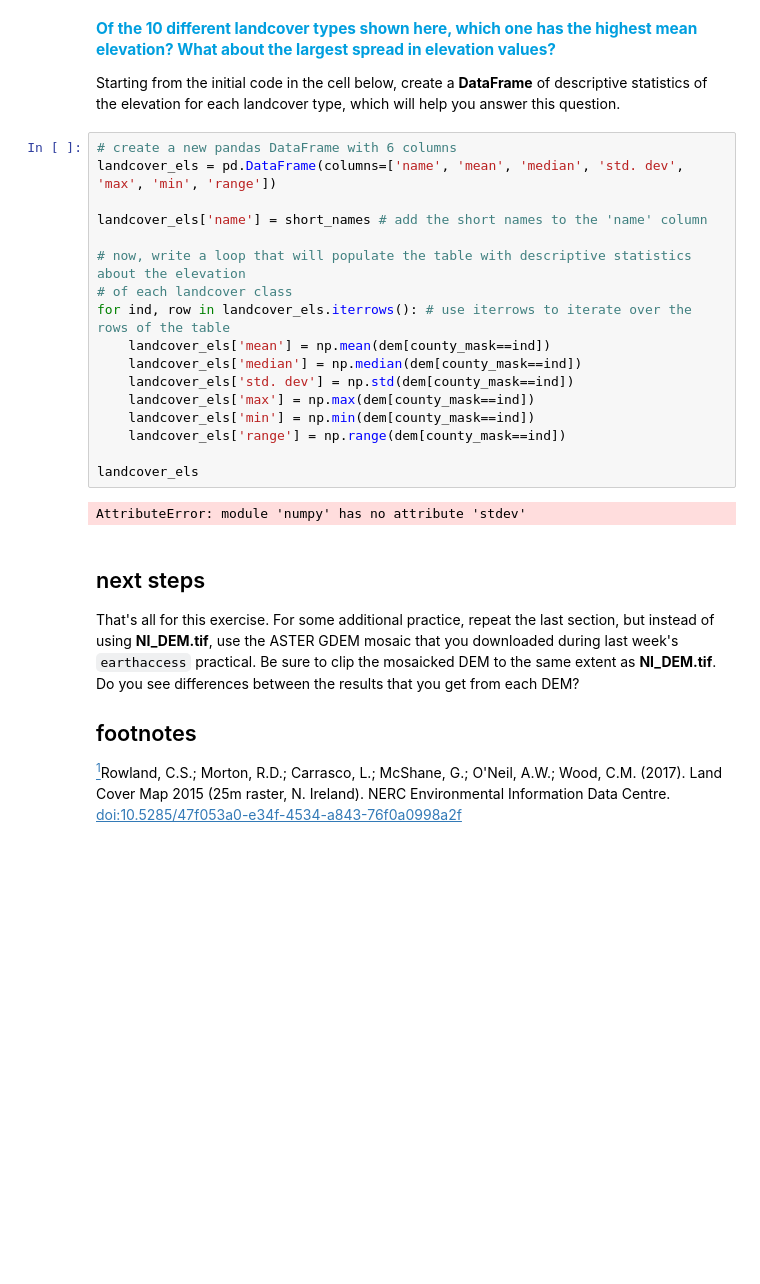
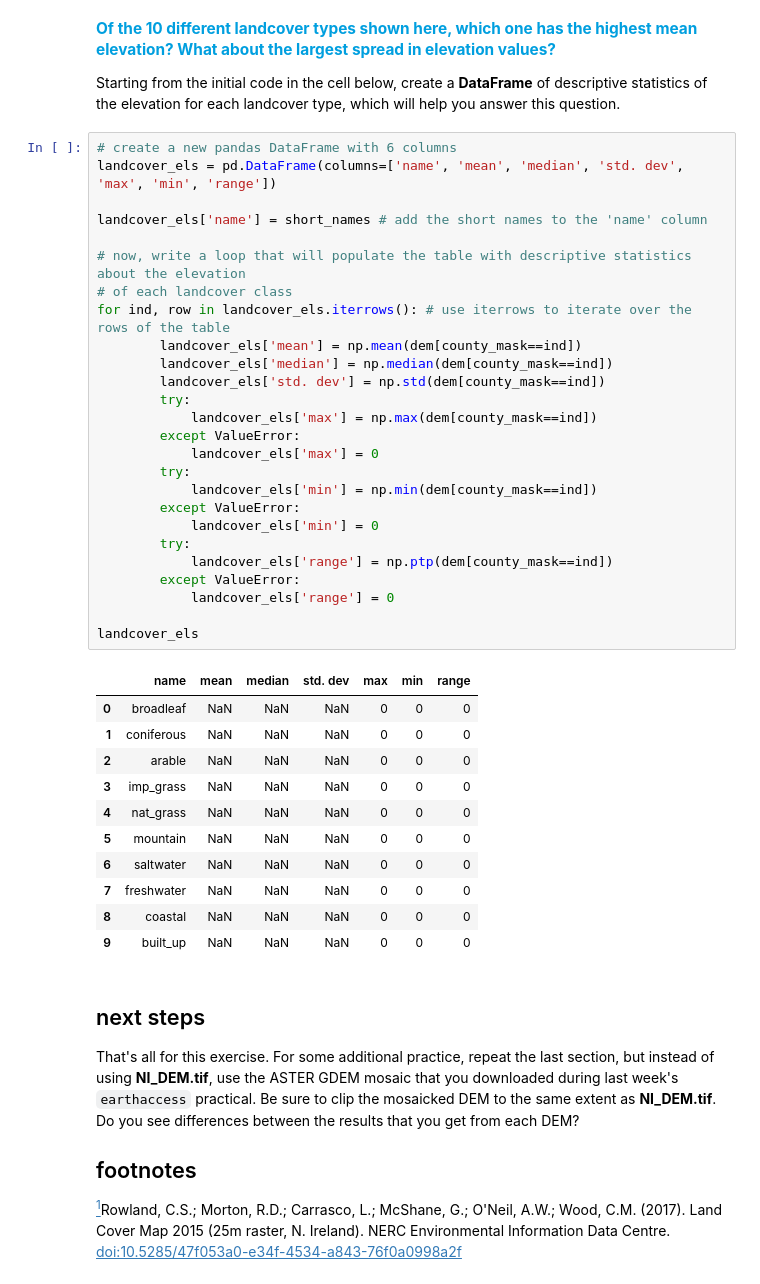
Before and after one commit to EJHolt-Study/egm722, a Jupyter notebook: Week5/ZonalStats.ipynb, the cells around one changed output. Drawn from its saved outputs; the diff is of its cells as text; blank space fills up the shorter version.

```diff
--- a/Week5/ZonalStats.ipynb
+++ b/Week5/ZonalStats.ipynb
@@ -512,22 +512,41 @@ Starting from the initial code in the cell below, create a **DataFrame** of desc
 # %%
 # create a new pandas DataFrame with 6 columns
 landcover_els = pd.DataFrame(columns=['name', 'mean', 'median', 'std. dev', 'max', 'min', 'range'])
 
 landcover_els['name'] = short_names # add the short names to the 'name' column
 
 # now, write a loop that will populate the table with descriptive statistics about the elevation
 # of each landcover class
 for ind, row in landcover_els.iterrows(): # use iterrows to iterate over the rows of the table
-    landcover_els['mean'] = np.mean(dem[county_mask==ind])
-    landcover_els['median'] = np.median(dem[county_mask==ind])
-    landcover_els['std. dev'] = np.std(dem[county_mask==ind])
-    landcover_els['max'] = np.max(dem[county_mask==ind])
-    landcover_els['min'] = np.min(dem[county_mask==ind])
-    landcover_els['range'] = np.range(dem[county_mask==ind])
+        landcover_els['mean'] = np.mean(dem[county_mask==ind])
+        landcover_els['median'] = np.median(dem[county_mask==ind])
+        landcover_els['std. dev'] = np.std(dem[county_mask==ind])
+        try:
+            landcover_els['max'] = np.max(dem[county_mask==ind])
+        except ValueError:
+            landcover_els['max'] = 0
+        try:
+            landcover_els['min'] = np.min(dem[county_mask==ind])
+        except ValueError:
+            landcover_els['min'] = 0
+        try:
+            landcover_els['range'] = np.ptp(dem[county_mask==ind])
+        except ValueError:
+            landcover_els['range'] = 0
 
 landcover_els
 # %% [output]
-AttributeError: module 'numpy' has no attribute 'stdev'
+|  | name | mean | median | std. dev | max | min | range |
+| 0 | broadleaf | NaN | NaN | NaN | 0 | 0 | 0 |
+| 1 | coniferous | NaN | NaN | NaN | 0 | 0 | 0 |
+| 2 | arable | NaN | NaN | NaN | 0 | 0 | 0 |
+| 3 | imp_grass | NaN | NaN | NaN | 0 | 0 | 0 |
+| 4 | nat_grass | NaN | NaN | NaN | 0 | 0 | 0 |
+| 5 | mountain | NaN | NaN | NaN | 0 | 0 | 0 |
+| 6 | saltwater | NaN | NaN | NaN | 0 | 0 | 0 |
+| 7 | freshwater | NaN | NaN | NaN | 0 | 0 | 0 |
+| 8 | coastal | NaN | NaN | NaN | 0 | 0 | 0 |
+| 9 | built_up | NaN | NaN | NaN | 0 | 0 | 0 |
 # %% [markdown]
 ## next steps
 
```
